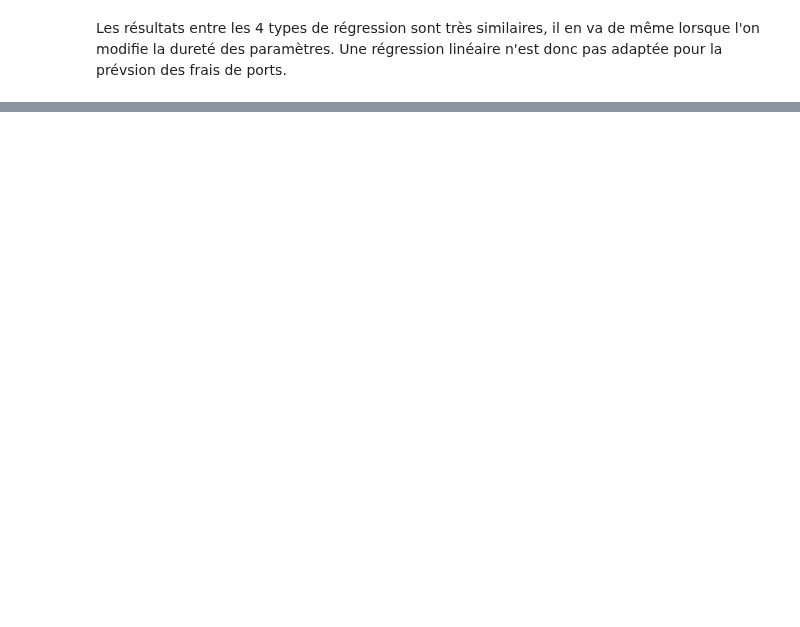
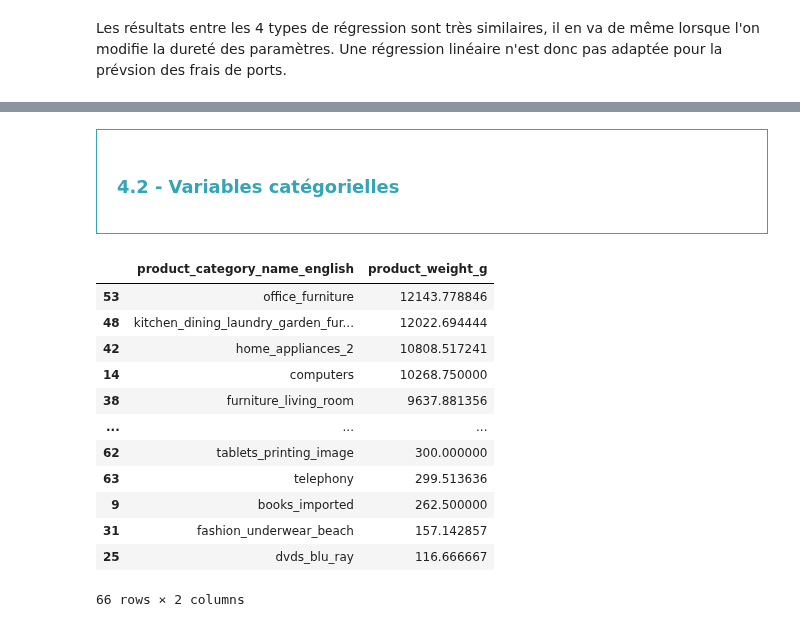
Before and after one commit to marlierecharlie/brief_13_la_data_dream_team, a Jupyter notebook: PREDICTION freight_value/freight_value.ipynb, the cells around one changed output, grey strips where cells are left out. Saved outputs shown, nothing was run; the diff lists cells and outputs as text; code cells hidden in the pictures; blank space fills up the shorter version.

Commit message:
analyses des variables

```diff
--- a/PREDICTION freight_value/freight_value.ipynb
+++ b/PREDICTION freight_value/freight_value.ipynb
@@ -820,0 +864,23 @@ Les résultats entre les 4 types de régression sont très similaires, il en va
+# %% [markdown]
+<div style="border: 1px solid RGB(51,165,182);" >
+<h3 style="margin: auto; padding: 20px; color: RGB(51,165,182); ">4.2 - Variables catégorielles </h3>
+</div>
+# %%
+weight_per_category = data[["product_category_name_english","product_weight_g"]].groupby(
+    by="product_category_name_english").mean().reset_index().sort_values(by="product_weight_g",ascending=False)
+# %%
+weight_per_category
+# %% [output]
+|  | product_category_name_english | product_weight_g |
+| 53 | office_furniture | 12143.778846 |
+| 48 | kitchen_dining_laundry_garden_fur... | 12022.694444 |
+| 42 | home_appliances_2 | 10808.517241 |
+| 14 | computers | 10268.750000 |
+| 38 | furniture_living_room | 9637.881356 |
+| ... | ... | ... |
+| 62 | tablets_printing_image | 300.000000 |
+| 63 | telephony | 299.513636 |
+| 9 | books_imported | 262.500000 |
+| 31 | fashion_underwear_beach | 157.142857 |
+| 25 | dvds_blu_ray | 116.666667 |
+66 rows × 2 columns
```
Also changed, not shown: parts of 34 cells of this notebook.
